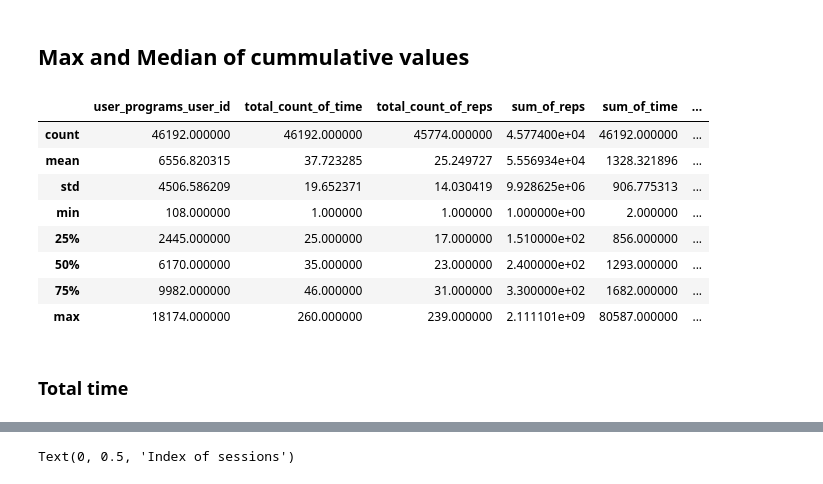
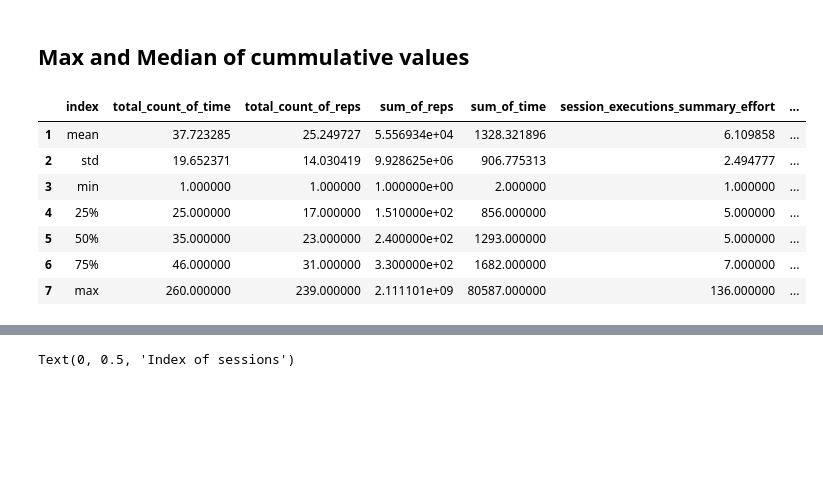
Before and after one commit to evidadeusto/mhunters, a Jupyter notebook: analysis_oscar_preprocessing/data_cleaning_dataframe_session_v0.ipynb, the cells around one changed output, grey strips where cells are left out. Drawn from its saved outputs; the diff is of its cells as text; code cells hidden in the pictures; blank space fills up the shorter version.

```diff
--- a/analysis_oscar_preprocessing/data_cleaning_dataframe_session_v0.ipynb
+++ b/analysis_oscar_preprocessing/data_cleaning_dataframe_session_v0.ipynb
@@ -594,14 +593,0 @@ df_describe_commulative_values = df_describe_zeros_excluded.loc[:,columns_to_rem
-# %%
-df_describe_commulative_values
-# %% [output]
-|  | user_programs_user_id | total_count_of_time | total_count_of_reps | sum_of_reps | sum_of_time | ... |
-| count | 46192.000000 | 46192.000000 | 45774.000000 | 4.577400e+04 | 46192.000000 | ... |
-| mean | 6556.820315 | 37.723285 | 25.249727 | 5.556934e+04 | 1328.321896 | ... |
-| std | 4506.586209 | 19.652371 | 14.030419 | 9.928625e+06 | 906.775313 | ... |
-| min | 108.000000 | 1.000000 | 1.000000 | 1.000000e+00 | 2.000000 | ... |
-| 25% | 2445.000000 | 25.000000 | 17.000000 | 1.510000e+02 | 856.000000 | ... |
-| 50% | 6170.000000 | 35.000000 | 23.000000 | 2.400000e+02 | 1293.000000 | ... |
-| 75% | 9982.000000 | 46.000000 | 31.000000 | 3.300000e+02 | 1682.000000 | ... |
-| max | 18174.000000 | 260.000000 | 239.000000 | 2.111101e+09 | 80587.000000 | ... |
-# %% [markdown]
-### Total time
@@ -607,0 +598,11 @@ df_describe_commulative_values
+# %%
+describe_num_df
+# %% [output]
+|  | index | total_count_of_time | total_count_of_reps | sum_of_reps | sum_of_time | session_executions_summary_effort | ... |
+| 1 | mean | 37.723285 | 25.249727 | 5.556934e+04 | 1328.321896 | 6.109858 | ... |
+| 2 | std | 19.652371 | 14.030419 | 9.928625e+06 | 906.775313 | 2.494777 | ... |
+| 3 | min | 1.000000 | 1.000000 | 1.000000e+00 | 2.000000 | 1.000000 | ... |
+| 4 | 25% | 25.000000 | 17.000000 | 1.510000e+02 | 856.000000 | 5.000000 | ... |
+| 5 | 50% | 35.000000 | 23.000000 | 2.400000e+02 | 1293.000000 | 5.000000 | ... |
+| 6 | 75% | 46.000000 | 31.000000 | 3.300000e+02 | 1682.000000 | 7.000000 | ... |
+| 7 | max | 260.000000 | 239.000000 | 2.111101e+09 | 80587.000000 | 136.000000 | ... |
```
Also changed, not shown: parts of 7 cells of this notebook.
